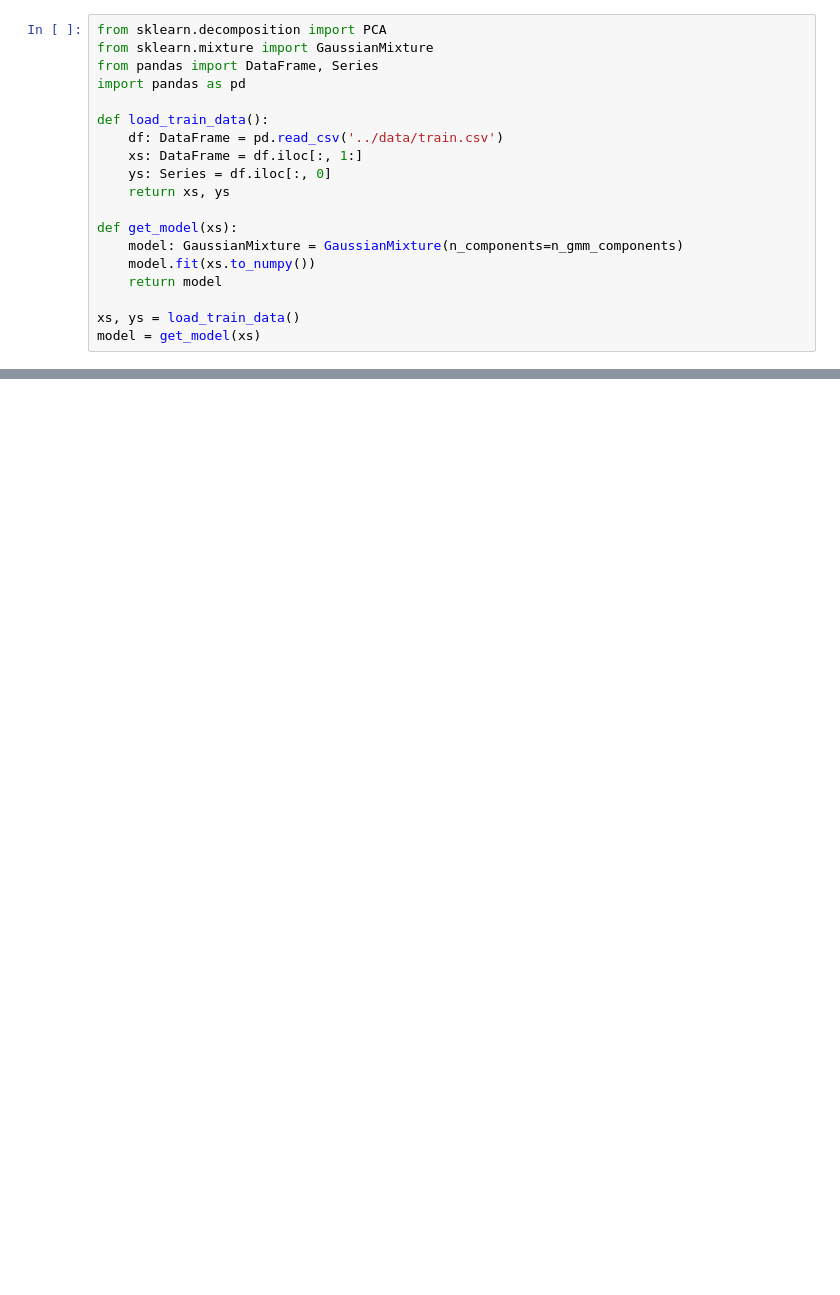
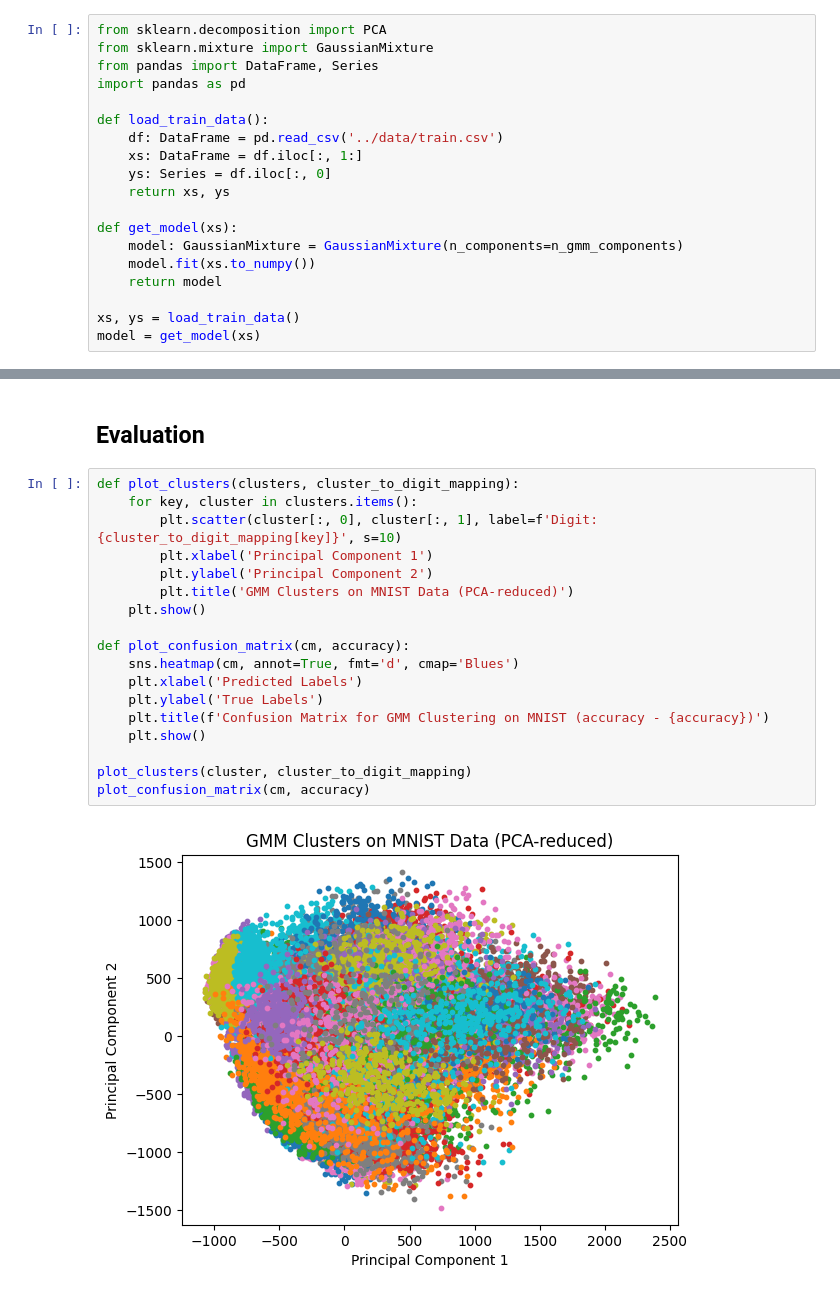
Before and after one commit to MiroslavPakanec/MNIST-generator-with-GMMs, a Jupyter notebook: service/notebooks/clustering_evaluation.ipynb, the cells around one changed output, grey strips where cells are left out. Cells and saved outputs as stored; diff of their text form; blank space fills up the shorter version.

```diff
--- a/service/notebooks/clustering_evaluation.ipynb
+++ b/service/notebooks/clustering_evaluation.ipynb
@@ -133,0 +327,22 @@ y = predict(x)
+# %% [markdown]
+## Evaluation
+# %%
+def plot_clusters(clusters, cluster_to_digit_mapping):
+    for key, cluster in clusters.items():
+        plt.scatter(cluster[:, 0], cluster[:, 1], label=f'Digit: {cluster_to_digit_mapping[key]}', s=10)
+        plt.xlabel('Principal Component 1')
+        plt.ylabel('Principal Component 2')
+        plt.title('GMM Clusters on MNIST Data (PCA-reduced)')
+    plt.show()
+
+def plot_confusion_matrix(cm, accuracy):
+    sns.heatmap(cm, annot=True, fmt='d', cmap='Blues')
+    plt.xlabel('Predicted Labels')
+    plt.ylabel('True Labels')
+    plt.title(f'Confusion Matrix for GMM Clustering on MNIST (accuracy - {accuracy})')
+    plt.show()
+
+plot_clusters(cluster, cluster_to_digit_mapping)
+plot_confusion_matrix(cm, accuracy)
+# %% [output]
+[figure, added]
```
Also changed, not shown: parts of 21 cells of this notebook, 14 other files.
